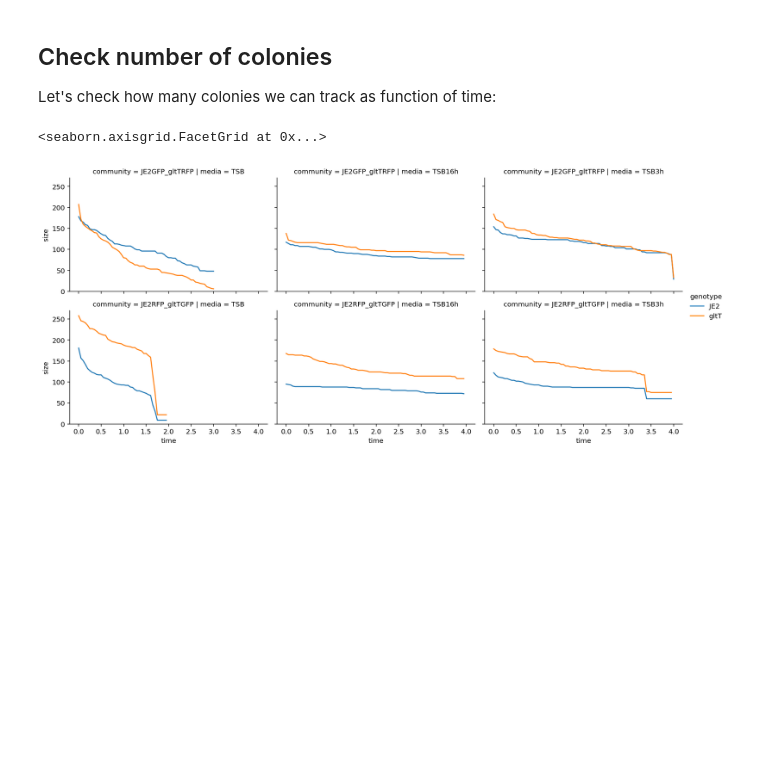
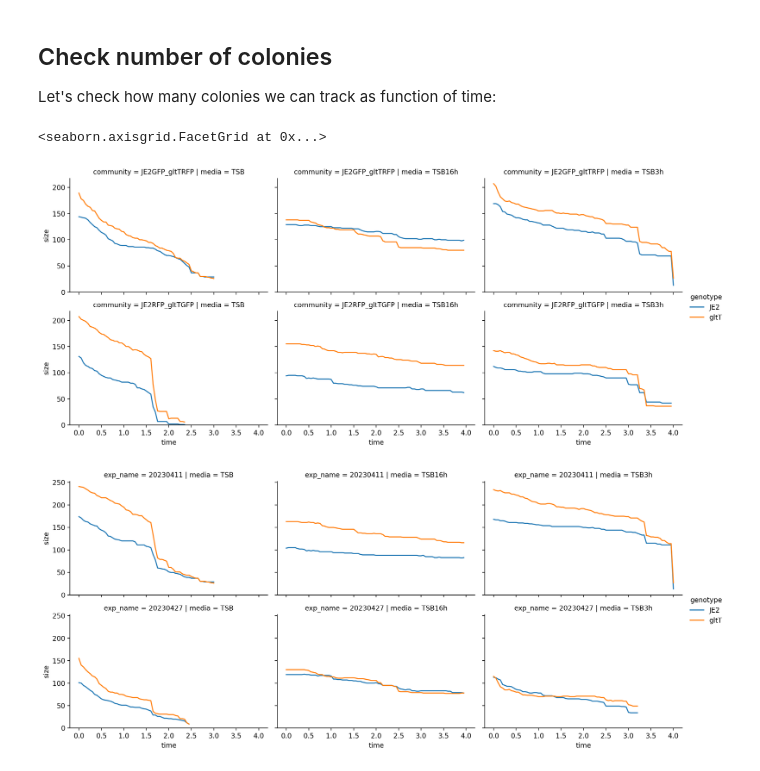
Before and after one commit to simonvanvliet/PA-SA_Agarpads, a Jupyter notebook: 5_filter_data.ipynb, the cells around one changed output. Drawn from its saved outputs; the diff is of its cells as text; code cells hidden in the pictures; blank space fills up the shorter version.

```diff
--- a/5_filter_data.ipynb
+++ b/5_filter_data.ipynb
@@ -24,13 +24,10 @@ import pathlib
 ## Load data
 # %%
 #set path to output csv files
-path_data_files = pathlib.Path()
-
-#set filenames
-data_name = "20230411"
+path_data_files = pathlib.Path("/Users/simonvanvliet/TempData/DataFiles/")
 
 #read data
-csv_name = path_data_files / f"{data_name}_all_data.csv"
+csv_name = path_data_files / "all_data.csv"
 df_all = pd.read_csv(csv_name, index_col=0)
 
 #set settings
@@ -61,12 +58,19 @@ def parse_conditon(x):
 
     SA1genotype = x['condition'].split('GFP')[0].split('_')[-1]
     SA2genotype = x['condition'].split('RFP')[0].split('_')[-1]
+
+
     media = x['condition'].split('_')[-1]
 
     d = {}
     d['media'] = media
-    d['community'] = x.condition.split('_PA')[0]
 
+    if "PA" in x['condition']:
+        d['community'] = x.condition.split('_PA')[0]
+        d['PA_present'] = True
+    else:
+        d['community'] = x.condition.split('_TSB')[0]+"_noPA"
+        d['PA_present'] = False
     if x['strain']=='SA1':
         d['genotype'] = SA1genotype
         d['marker'] = 'GFP'
@@ -80,7 +84,7 @@ def parse_conditon(x):
         d['genotype'] = 'NA'
         d['marker'] = 'NA'
 
-    index = ['genotype', 'marker', 'media','community']
+    index = ['genotype', 'marker', 'media','community','PA_present']
 
     return pd.Series(d, index=index)
 
@@ -89,7 +93,7 @@ def parse_conditon(x):
 df = df_all.loc[(~(df_all['strain']=='PA')) & (df_all['colony_id']>=0)].copy()
 
 #add unique id
-unique_id = df['strain'].map(str) + '-' + df['pos'].map(str) + '-' + df['colony_id'].map(str)
+unique_id = df['strain'].map(str) + '-' + df['exp_name'].map(str) + '-' + df['pos'].map(str) + '-' + df['colony_id'].map(str)
 df['unique_id'] = unique_id
 
 #add time in hours
@@ -100,6 +104,8 @@ df['area'] = df['area'].astype(float)
 df['lognorm_area'] = np.log(df['area'].div(df.groupby('unique_id')['area'].transform('first')))
 df['log_area_change'] = df.groupby('unique_id')['lognorm_area'].diff(1)
 
-
 #add parsed condition
 df = pd.concat([df, df.apply(parse_conditon, axis=1)], axis=1)
+
+#filter out data without PA
+df = df.loc[df['PA_present']].copy()
@@ -144,13 +156,9 @@ Name: log_area_change, dtype: float64
 # %%
 #set min and max change in log area between frames for filtering
 min_dl = -0.06
-max_dl = 0.14
+max_dl = 0.18
 
 #stop tracks at first frame where error occurs
 df['track_error'] = (df['log_area_change']<min_dl) | (df['log_area_change']>max_dl)
 track_filter = df.groupby('unique_id')['track_error'].cumsum() > 0
 df_filtered = df.loc[~track_filter].copy()
-
-#plot filtered data
-g = sns.FacetGrid(data=df_filtered, col='condition',row='genotype',aspect=1.5,hue='unique_id')
-g.map_dataframe(sns.lineplot, x='time', y='lognorm_area', alpha=0.2)
@@ -160,3 +165,11 @@ g.map_dataframe(sns.lineplot, x='time', y='lognorm_area', alpha=0.2)
 # %% [markdown]
 ### Filter out colonies close to edge
+# %%
+d_to_edge = 300
+imW = 2048
+imH = 2044
+
+centre_filter = (df_filtered['centroid-0']>d_to_edge) & (df_filtered['centroid-0']<imH-d_to_edge) & (df_filtered['centroid-1']>d_to_edge) & (df_filtered['centroid-1']<imH-d_to_edge)
+
+df_filtered = df_filtered.loc[centre_filter].copy()
 # %%
@@ -170,10 +180,16 @@ df_filtered.to_csv(path_data_files / "all_data_filtered.csv")
 
 Let's check how many colonies we can track as function of time:
 # %%
-col_num_t = df_filtered.groupby(['community','media','genotype','frame','time','condition'], as_index=False).size()
+col_num_t = df_filtered.groupby(['community','media','genotype','frame','time'], as_index=False).size()
 g = sns.FacetGrid(data=col_num_t, row='community',col='media',hue='genotype',aspect=1.5)
 g.map_dataframe(sns.lineplot, x='time', y='size').add_legend()
 g.set(ylim=(0, None))
+
+col_num_t = df_filtered.groupby(['exp_name','media','genotype','frame','time'], as_index=False).size()
+g = sns.FacetGrid(data=col_num_t, row='exp_name',col='media',hue='genotype',aspect=1.5)
+g.map_dataframe(sns.lineplot, x='time', y='size').add_legend()
+g.set(ylim=(0, None))
 # %% [output]
 <seaborn.axisgrid.FacetGrid at 0x...>
-[figure, old version]
+[figure, new version]
+[figure, added]
```
Also changed, not shown: parts of 6 cells of this notebook, 8 other files.
